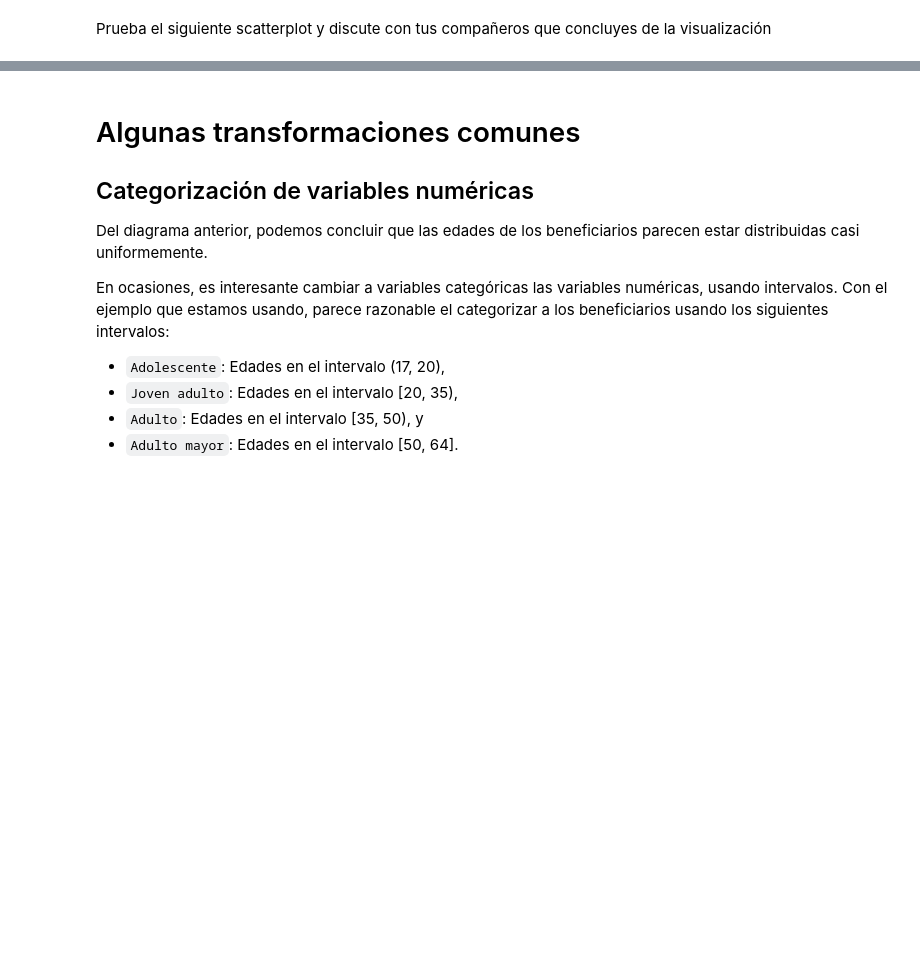
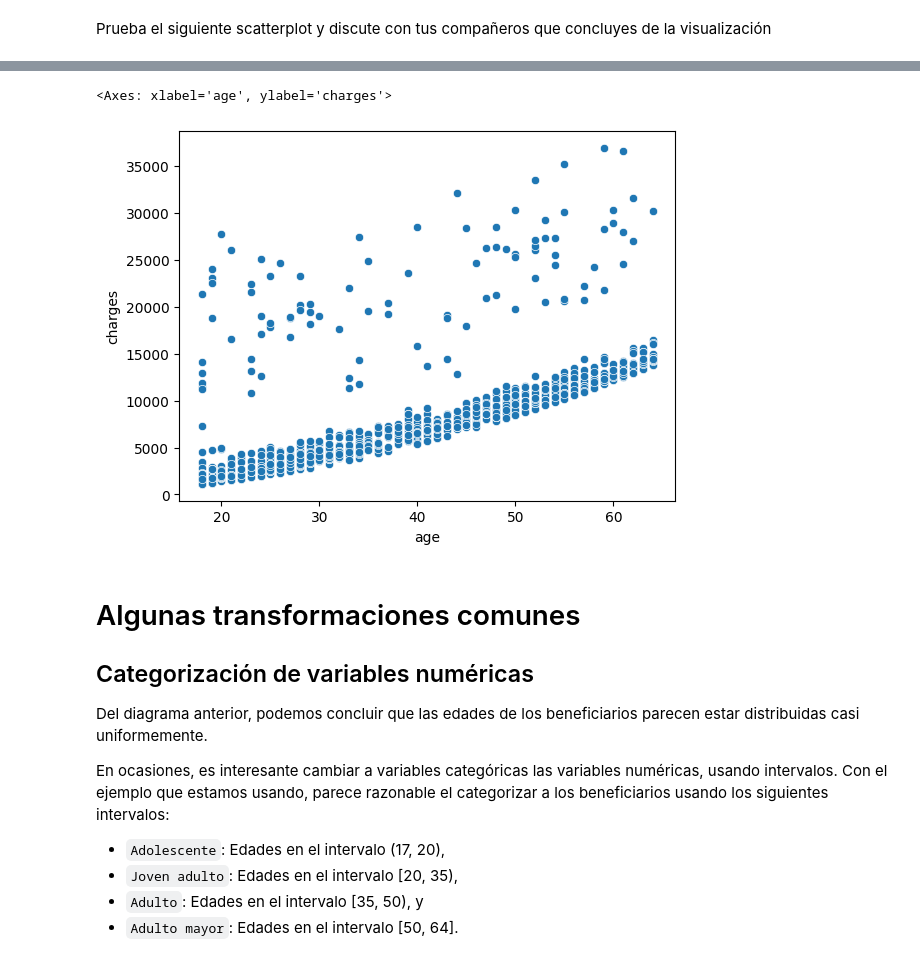
Before and after one commit to Francisco1583/francisco123, a Jupyter notebook: EstadisticaYVisualizacion.ipynb, the cells around one changed output, grey strips where cells are left out. Drawn from its saved outputs; the diff is of its cells as text; code cells hidden in the pictures; blank space fills up the shorter version.

```diff
--- a/EstadisticaYVisualizacion.ipynb
+++ b/EstadisticaYVisualizacion.ipynb
@@ -120,5 +146,8 @@ Prueba el siguiente scatterplot y discute con tus compañeros que concluyes de l
 # %%
-sns.scatterplot(data=df, x="age", y="charges", hue="smoker")
+sns.scatterplot(data = no_smokers, x = "age", y = "charges")
+# %% [output]
+<Axes: xlabel='age', ylabel='charges'>
+[figure, added]
 # %% [markdown]
 # Algunas transformaciones comunes
 
```
Also changed, not shown: parts of 15 cells of this notebook, 1 other file.
